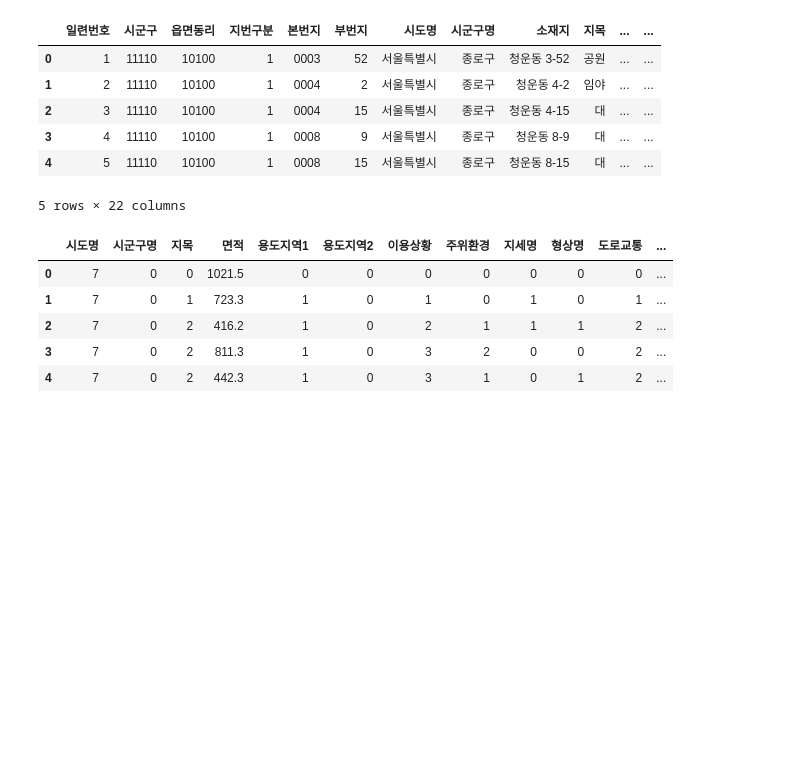
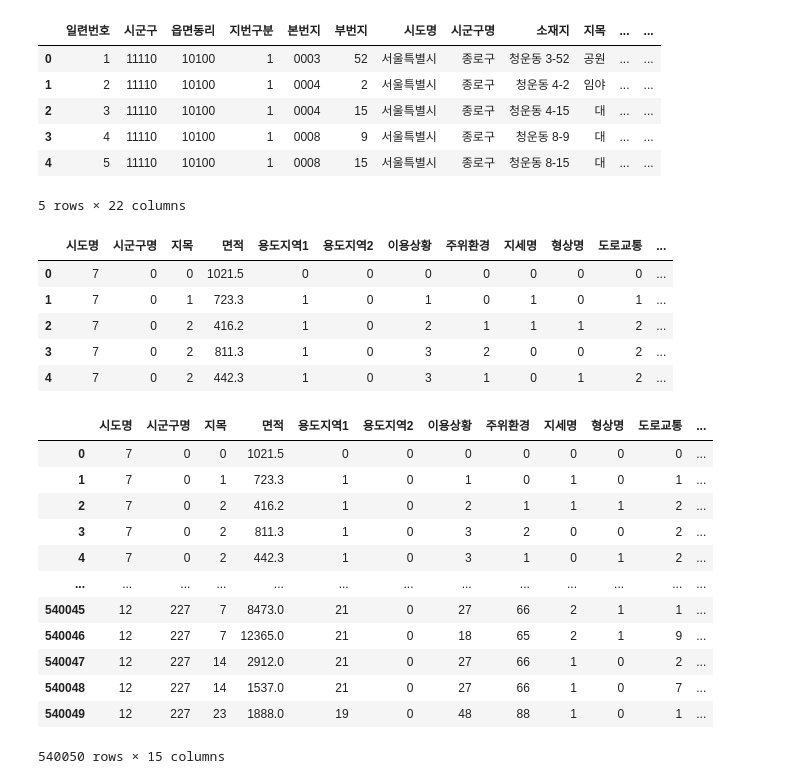
Before and after one commit to ruinsage/DataScience, a Jupyter notebook: 04_AI/02_머신러닝/ground_시간단축본.ipynb, the cells around one changed output. Drawn from its saved outputs; the diff is of its cells as text; code cells hidden in the pictures; blank space fills up the shorter version.

```diff
--- a/04_AI/02_머신러닝/ground_시간단축본.ipynb
+++ b/04_AI/02_머신러닝/ground_시간단축본.ipynb
@@ -32,3 +30,21 @@ ground_data.head()
 | 2 | 7 | 0 | 2 | 416.2 | 1 | 0 | 2 | 1 | 1 | 1 | 2 | ... |
 | 3 | 7 | 0 | 2 | 811.3 | 1 | 0 | 3 | 2 | 0 | 0 | 2 | ... |
 | 4 | 7 | 0 | 2 | 442.3 | 1 | 0 | 3 | 1 | 0 | 1 | 2 | ... |
+# %%
+ground3 = pd.concat([ground_data, ground2['공시지가']], axis = 1)
+# %%
+ground3
+# %% [output]
+|  | 시도명 | 시군구명 | 지목 | 면적 | 용도지역1 | 용도지역2 | 이용상황 | 주위환경 | 지세명 | 형상명 | 도로교통 | ... |
+| 0 | 7 | 0 | 0 | 1021.5 | 0 | 0 | 0 | 0 | 0 | 0 | 0 | ... |
+| 1 | 7 | 0 | 1 | 723.3 | 1 | 0 | 1 | 0 | 1 | 0 | 1 | ... |
+| 2 | 7 | 0 | 2 | 416.2 | 1 | 0 | 2 | 1 | 1 | 1 | 2 | ... |
+| 3 | 7 | 0 | 2 | 811.3 | 1 | 0 | 3 | 2 | 0 | 0 | 2 | ... |
+| 4 | 7 | 0 | 2 | 442.3 | 1 | 0 | 3 | 1 | 0 | 1 | 2 | ... |
+| ... | ... | ... | ... | ... | ... | ... | ... | ... | ... | ... | ... | ... |
+| 540045 | 12 | 227 | 7 | 8473.0 | 21 | 0 | 27 | 66 | 2 | 1 | 1 | ... |
+| 540046 | 12 | 227 | 7 | 12365.0 | 21 | 0 | 18 | 65 | 2 | 1 | 9 | ... |
+| 540047 | 12 | 227 | 14 | 2912.0 | 21 | 0 | 27 | 66 | 1 | 0 | 2 | ... |
+| 540048 | 12 | 227 | 14 | 1537.0 | 21 | 0 | 27 | 66 | 1 | 0 | 7 | ... |
+| 540049 | 12 | 227 | 23 | 1888.0 | 19 | 0 | 48 | 88 | 1 | 0 | 1 | ... |
+540050 rows × 15 columns
```
Also changed, not shown: parts of 18 cells of this notebook, 21 other files.
